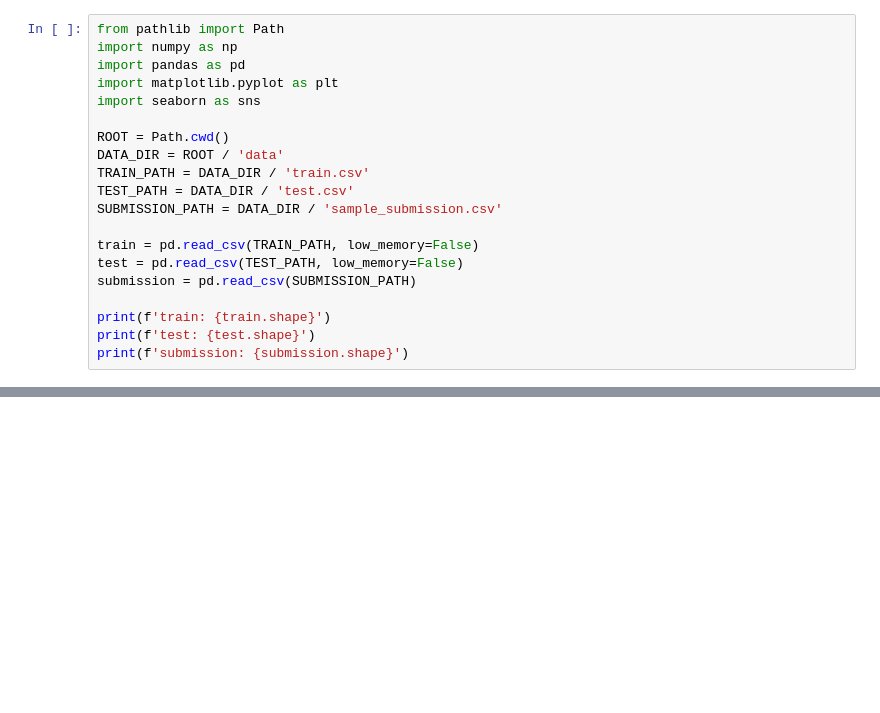
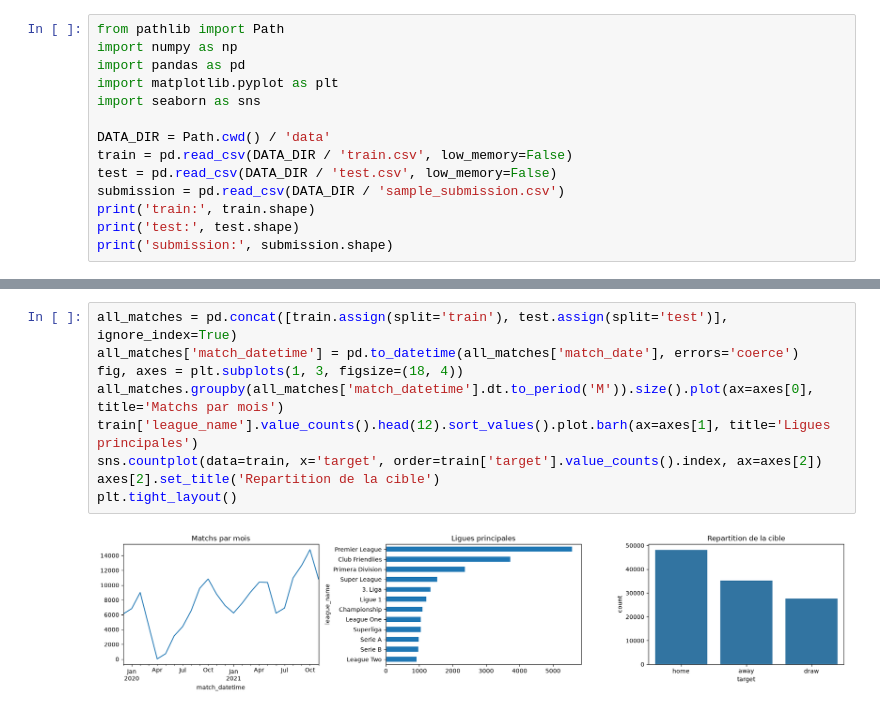
Before and after one commit to hugopicot/Football-Match-Probability-Prediction, a Jupyter notebook: EDA.ipynb, the cells around one changed output, grey strips where cells are left out. Saved outputs shown, nothing was run; the diff lists cells and outputs as text; blank space fills up the shorter version.

```diff
--- a/EDA.ipynb
+++ b/EDA.ipynb
@@ -15,16 +13,10 @@ import pandas as pd
 import matplotlib.pyplot as plt
 import seaborn as sns
 
-ROOT = Path.cwd()
-DATA_DIR = ROOT / 'data'
-TRAIN_PATH = DATA_DIR / 'train.csv'
-TEST_PATH = DATA_DIR / 'test.csv'
-SUBMISSION_PATH = DATA_DIR / 'sample_submission.csv'
-
-train = pd.read_csv(TRAIN_PATH, low_memory=False)
-test = pd.read_csv(TEST_PATH, low_memory=False)
-submission = pd.read_csv(SUBMISSION_PATH)
-
-print(f'train: {train.shape}')
-print(f'test: {test.shape}')
-print(f'submission: {submission.shape}')
+DATA_DIR = Path.cwd() / 'data'
+train = pd.read_csv(DATA_DIR / 'train.csv', low_memory=False)
+test = pd.read_csv(DATA_DIR / 'test.csv', low_memory=False)
+submission = pd.read_csv(DATA_DIR / 'sample_submission.csv')
+print('train:', train.shape)
+print('test:', test.shape)
+print('submission:', submission.shape)
@@ -202,0 +98,11 @@ train_nunique
+# %%
+all_matches = pd.concat([train.assign(split='train'), test.assign(split='test')], ignore_index=True)
+all_matches['match_datetime'] = pd.to_datetime(all_matches['match_date'], errors='coerce')
+fig, axes = plt.subplots(1, 3, figsize=(18, 4))
+all_matches.groupby(all_matches['match_datetime'].dt.to_period('M')).size().plot(ax=axes[0], title='Matchs par mois')
+train['league_name'].value_counts().head(12).sort_values().plot.barh(ax=axes[1], title='Ligues principales')
+sns.countplot(data=train, x='target', order=train['target'].value_counts().index, ax=axes[2])
+axes[2].set_title('Repartition de la cible')
+plt.tight_layout()
+# %% [output]
+[figure, added]
```
Also changed, not shown: parts of 14 cells of this notebook.
